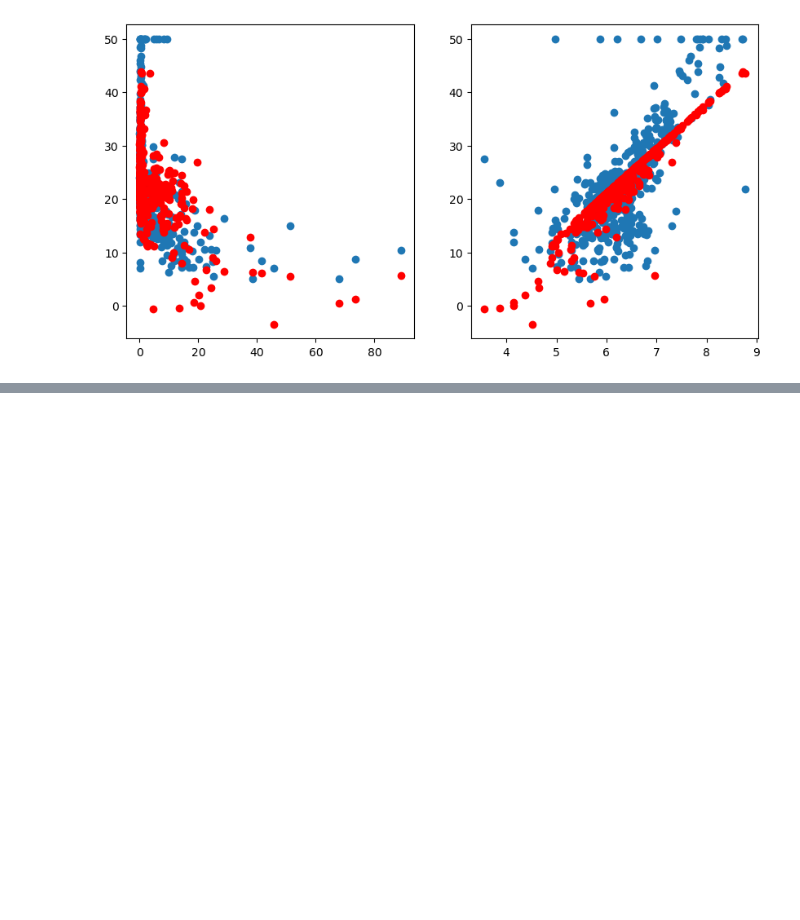
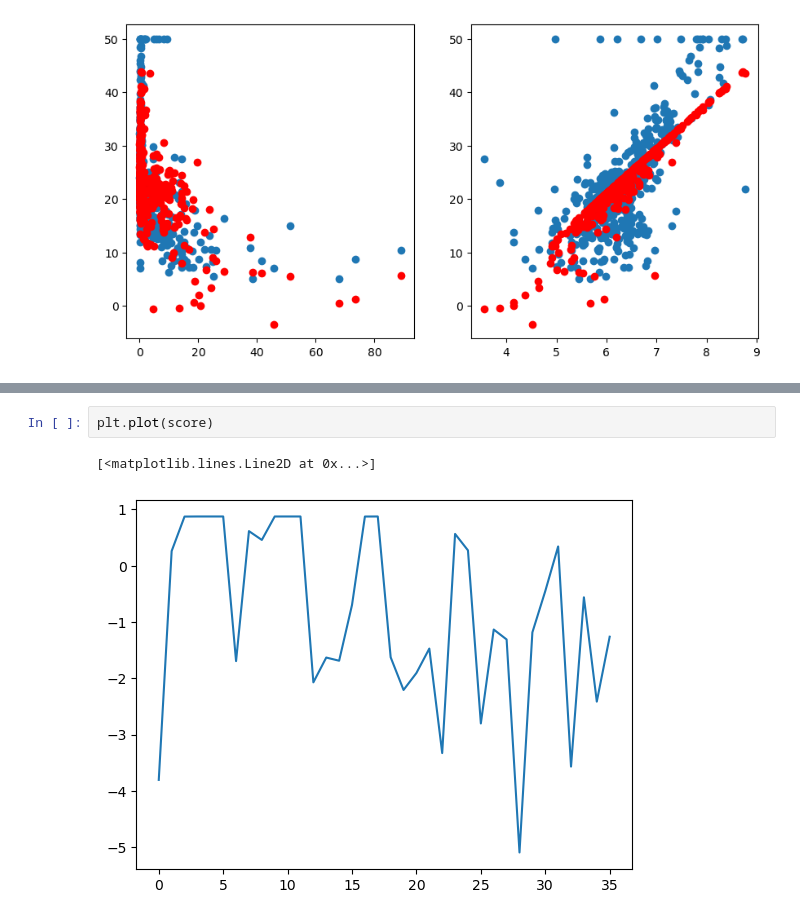
Before and after one commit to sardarchitect/fscoreai-ml, a Jupyter notebook: exploration/glm/20230716_Linear Regression.ipynb, the cells around one changed output, grey strips where cells are left out. Saved outputs shown, nothing was run; the diff lists cells and outputs as text; blank space fills up the shorter version.

```diff
--- a/exploration/glm/20230716_Linear Regression.ipynb
+++ b/exploration/glm/20230716_Linear Regression.ipynb
@@ -113,0 +290,5 @@ ax[1].scatter(X[:, 1], y_pred, c="red")
+# %%
+plt.plot(score)
+# %% [output]
+[<matplotlib.lines.Line2D at 0x...>]
+[figure, added]
```
Also changed, not shown: parts of 27 cells of this notebook, 2 other files.
